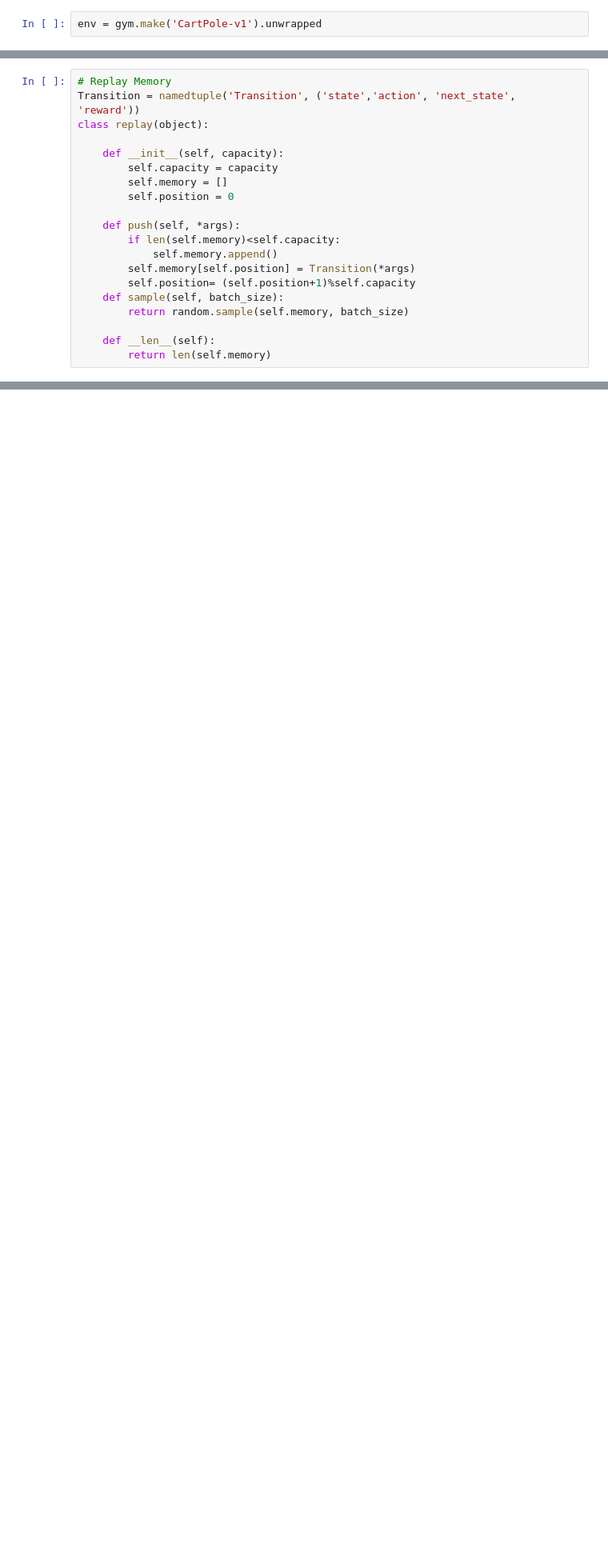
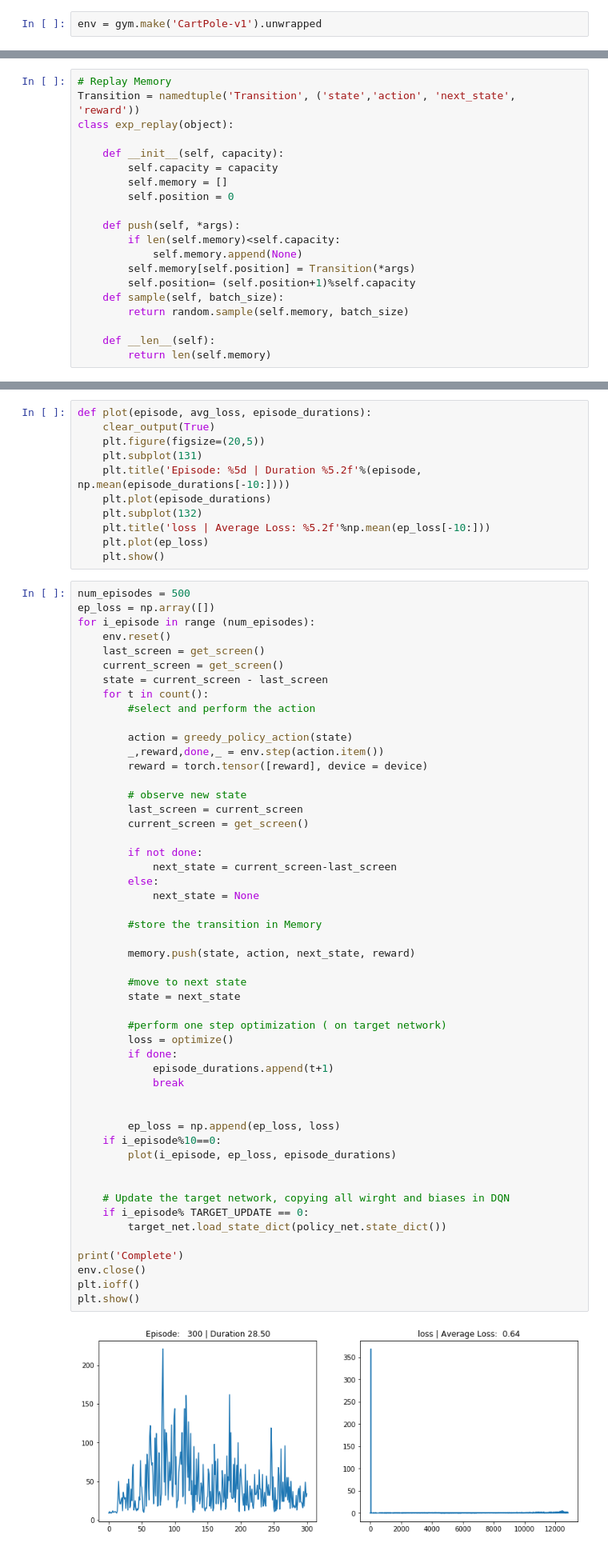
Before and after one commit to HiPatil/Value-based-RL, a Jupyter notebook: DQN/dqn_cnn.ipynb, the cells around one changed output, grey strips where cells are left out. Shown at 80% size. Saved outputs shown, nothing was run; the diff lists cells and outputs as text; blank space fills up the shorter version.

```diff
--- a/DQN/dqn_cnn.ipynb
+++ b/DQN/dqn_cnn.ipynb
@@ -32,7 +37,7 @@ cuda
 # %%
 # Replay Memory
 Transition = namedtuple('Transition', ('state','action', 'next_state', 'reward'))
-class replay(object):
+class exp_replay(object):
 
     def __init__(self, capacity):
         self.capacity = capacity
@@ -41,7 +46,7 @@ class replay(object):
 
     def push(self, *args):
         if len(self.memory)<self.capacity:
-            self.memory.append()
+            self.memory.append(None)
         self.memory[self.position] = Transition(*args)
         self.position= (self.position+1)%self.capacity
     def sample(self, batch_size):
@@ -82,0 +258,64 @@ env.close()
+# %%
+def plot(episode, avg_loss, episode_durations):
+    clear_output(True)
+    plt.figure(figsize=(20,5))
+    plt.subplot(131)
+    plt.title('Episode: %5d | Duration %5.2f'%(episode, np.mean(episode_durations[-10:])))
+    plt.plot(episode_durations)
+    plt.subplot(132)
+    plt.title('loss | Average Loss: %5.2f'%np.mean(ep_loss[-10:]))
+    plt.plot(ep_loss)
+    plt.show()
+# %%
+num_episodes = 500
+ep_loss = np.array([])
+for i_episode in range (num_episodes):
+    env.reset()
+    last_screen = get_screen()
+    current_screen = get_screen()
+    state = current_screen - last_screen
+    for t in count():
+        #select and perform the action
+
+        action = greedy_policy_action(state)
+        _,reward,done,_ = env.step(action.item())
+        reward = torch.tensor([reward], device = device)
+
+        # observe new state
+        last_screen = current_screen
+        current_screen = get_screen()
+
+        if not done:
+            next_state = current_screen-last_screen
+        else:
+            next_state = None
+
+        #store the transition in Memory
+
+        memory.push(state, action, next_state, reward)
+
+        #move to next state
+        state = next_state
+
+        #perform one step optimization ( on target network)
+        loss = optimize()
+        if done:
+            episode_durations.append(t+1)
+            break
+
+
+        ep_loss = np.append(ep_loss, loss)
+    if i_episode%10==0:
+        plot(i_episode, ep_loss, episode_durations)
+
+
+    # Update the target network, copying all wirght and biases in DQN
+    if i_episode% TARGET_UPDATE == 0:
+        target_net.load_state_dict(policy_net.state_dict())
+
+print('Complete')
+env.close()
+plt.ioff()
+plt.show()
+# %% [output]
+[figure, added]
```
Also changed, not shown: parts of 9 cells of this notebook, 1 other file.
